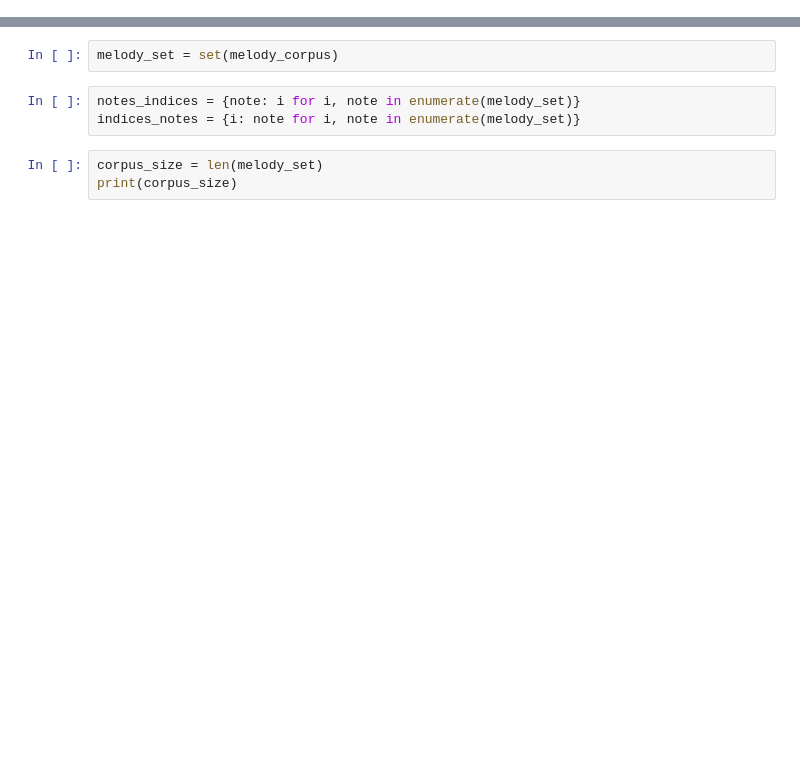
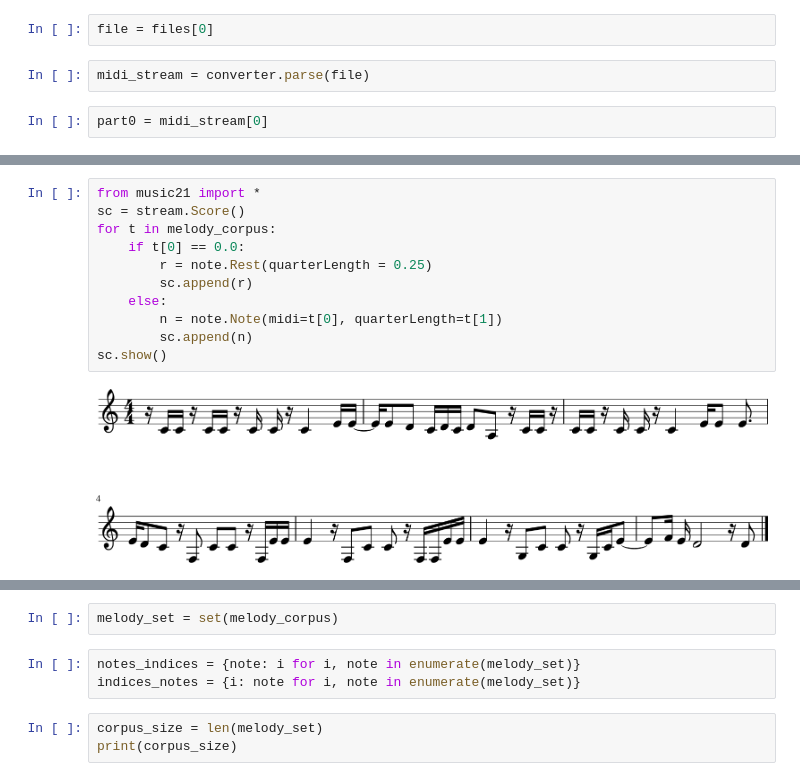
Before and after one commit to eurismarpires/train_music21, a Jupyter notebook: lstm_music21_corpus_3.ipynb, the cells around one changed output, grey strips where cells are left out. Cells and saved outputs as stored; diff of their text form; blank space fills up the shorter version.

```diff
--- a/lstm_music21_corpus_3.ipynb
+++ b/lstm_music21_corpus_3.ipynb
@@ -38,0 +37,6 @@ files
+# %%
+file = files[0]
+# %%
+midi_stream = converter.parse(file)
+# %%
+part0 = midi_stream[0]
@@ -39,3 +101,16 @@ files
+# %%
+from music21 import *
+sc = stream.Score()
+for t in melody_corpus:
+    if t[0] == 0.0:
+        r = note.Rest(quarterLength = 0.25)
+        sc.append(r)
+    else:
+        n = note.Note(midi=t[0], quarterLength=t[1])
+        sc.append(n)
+sc.show()
+# %% [output]
+[figure, added]
 # %%
 KEY_SIG_OFFSET = 0
 melody_corpus = []
```
Also changed, not shown: parts of 23 cells of this notebook.
